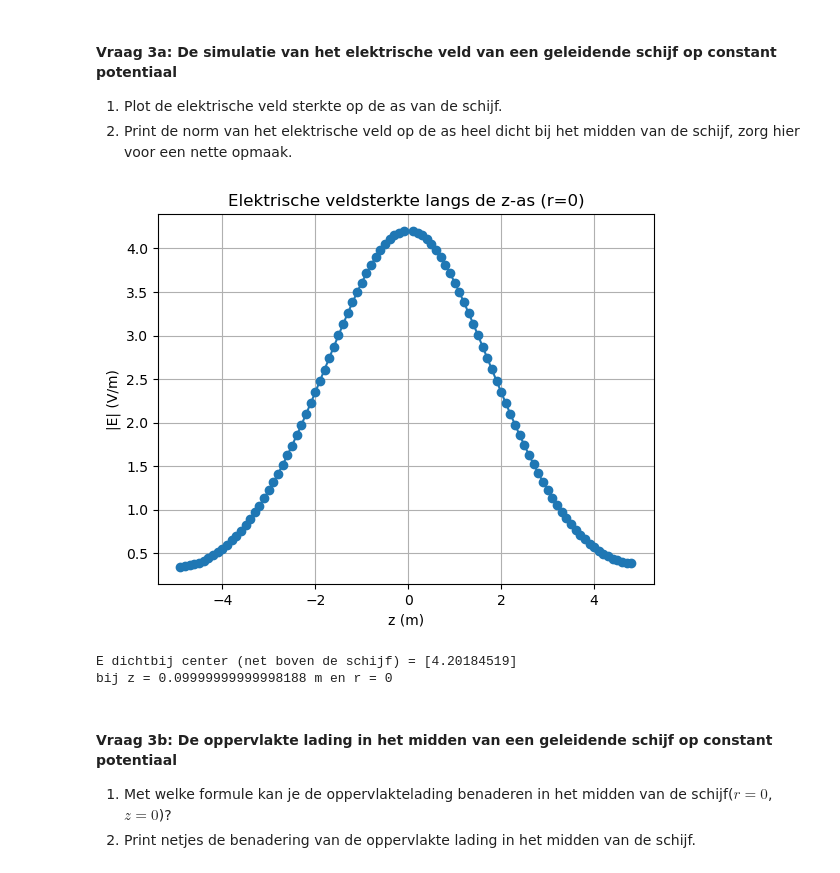
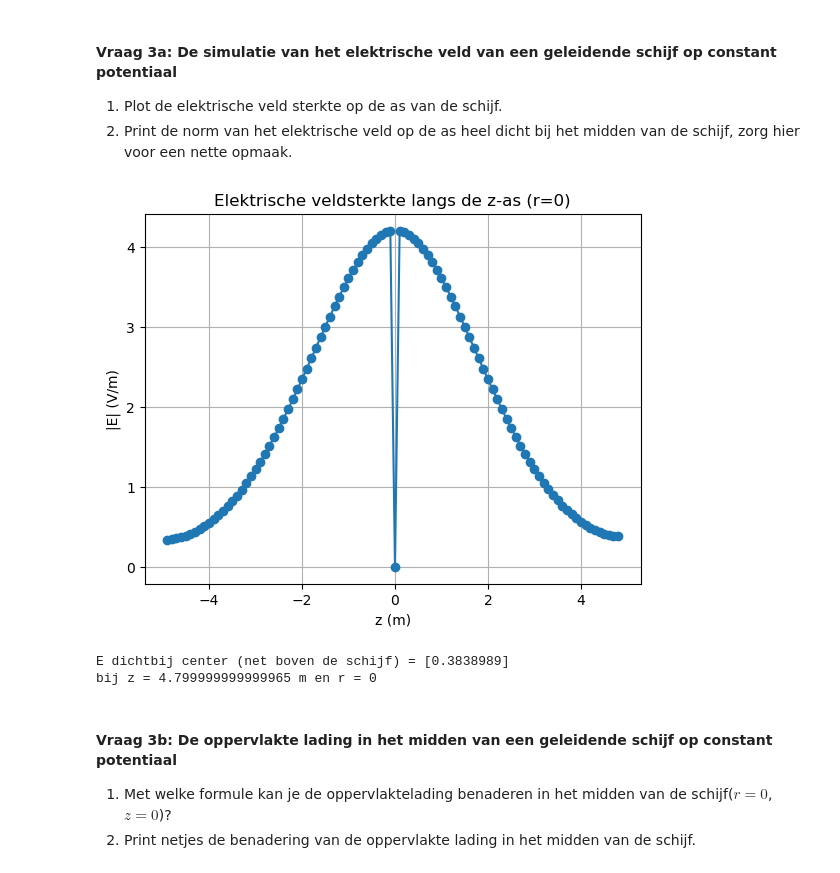
Before and after one commit to JensGroen/opdrachten-DEF-D, a Jupyter notebook: DigitaleOntwerpopdrachten/1CondensatorOpdracht/CondensatorOntwerpopdracht.ipynb, the cells around one changed output. Drawn from its saved outputs; the diff is of its cells as text; code cells hidden in the pictures.

```diff
--- a/DigitaleOntwerpopdrachten/1CondensatorOpdracht/CondensatorOntwerpopdracht.ipynb
+++ b/DigitaleOntwerpopdrachten/1CondensatorOpdracht/CondensatorOntwerpopdracht.ipynb
@@ -483,38 +483,37 @@ E_axis = normE[:, 0, indexr0_E]
 
 # z = 0 punt verwijderen uit plot
 z_plot = []
 E_plot = []
 
 for k in range(len(z_for_E)):
-    if abs(z_for_E[k]) > 1e-12:   # z ≠ 0
+    if abs(z_for_E[k]) >= 0:   # z ≠ 0
         z_plot.append(z_for_E[k])
         E_plot.append(E_axis[k])
 
 plt.figure()
 plt.plot(z_plot, E_plot, "o-")
 plt.xlabel("z (m)")
 plt.ylabel("|E| (V/m)")
 plt.title("Elektrische veldsterkte langs de z-as (r=0)")
 plt.grid(True)
 plt.show()
 
 
 # 2) Print |E| net boven het midden (z > 0, r = 0)
 
 indexz_plus = None
 for j in range(len(z_for_E)):
     if z_for_E[j] > 0:
         indexz_plus = j
-        break
 
 E_near_center = E_axis[indexz_plus]
 
 print("E dichtbij center (net boven de schijf) =", E_near_center)
 print("bij z =", z_for_E[indexz_plus], "m en r = 0")
 # %% [output]
-[figure, old version]
+[figure, new version]
-E dichtbij center (net boven de schijf) = [4.20184519]
-bij z = 0.09999999999998188 m en r = 0
+E dichtbij center (net boven de schijf) = [0.3838989]
+bij z = 4.799999999999965 m en r = 0
 # %% [markdown]
 #### Vraag 3b: De oppervlakte lading in het midden van een geleidende schijf op constant potentiaal
 
```
Also changed, not shown: parts of 2 cells of this notebook.
